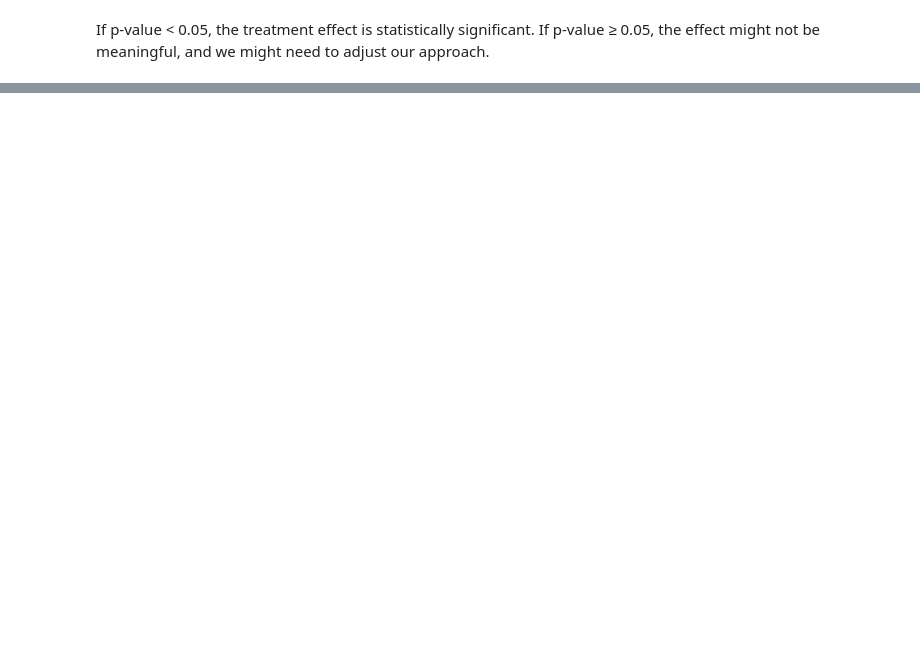
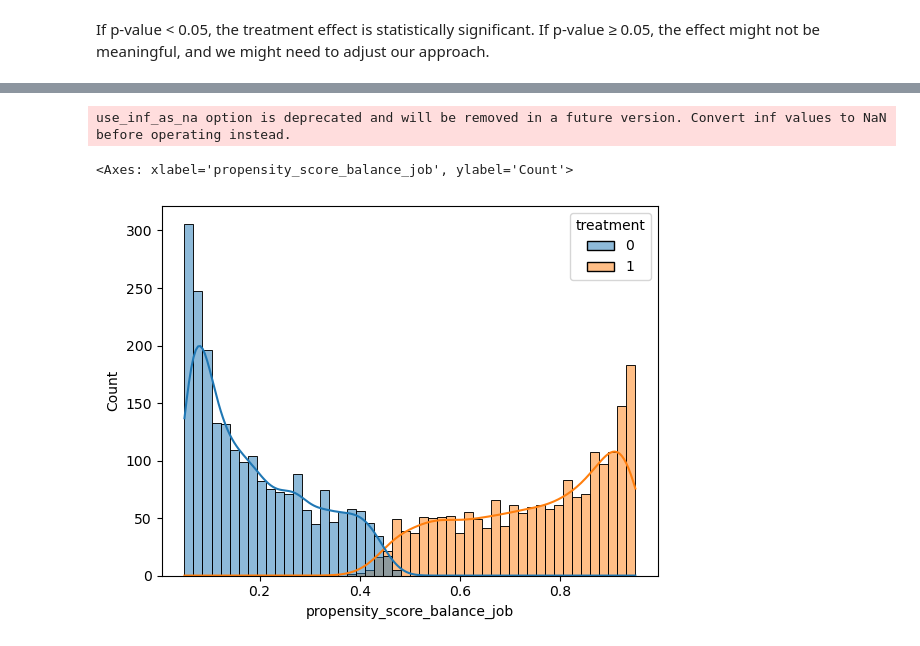
Before and after one commit to abhiramp1998/bias-mitigation-bank-marketing-ML, a Jupyter notebook: notebooks/Balance_Propensity_ATE.ipynb, the cells around one changed output, grey strips where cells are left out. Drawn from its saved outputs; the diff is of its cells as text; code cells hidden in the pictures; blank space fills up the shorter version.

```diff
--- a/notebooks/Balance_Propensity_ATE.ipynb
+++ b/notebooks/Balance_Propensity_ATE.ipynb
@@ -561,0 +660,3 @@ df_encoded[df_encoded.columns] = scaler.fit_transform(df_encoded[df_encoded.colu
+# %%
+white_collar_jobs = ['management', 'admin.', 'technician', 'services']
+df['treatment'] = ((df['balance'] >= median_balance) & (df['job'].isin(white_collar_jobs))).astype(int)
@@ -561,0 +666,15 @@ df_encoded[df_encoded.columns] = scaler.fit_transform(df_encoded[df_encoded.colu
+# %%
+from sklearn.ensemble import RandomForestClassifier
+
+rf_model = RandomForestClassifier(n_estimators=100, max_depth=5, random_state=42)
+rf_model.fit(X, y)
+
+df['propensity_score_rf'] = rf_model.predict_proba(X)[:, 1]
+# %%
+df_trimmed = df[(df['propensity_score_balance_job'] > 0.05) & (df['propensity_score_balance_job'] < 0.95)]
+# %%
+sns.histplot(df_trimmed, x="propensity_score_balance_job", hue="treatment", bins=50, kde=True)
+# %% [output]
+use_inf_as_na option is deprecated and will be removed in a future version. Convert inf values to NaN before operating instead.
+<Axes: xlabel='propensity_score_balance_job', ylabel='Count'>
+[figure, added]
```
Also changed, not shown: parts of 52 cells of this notebook.
